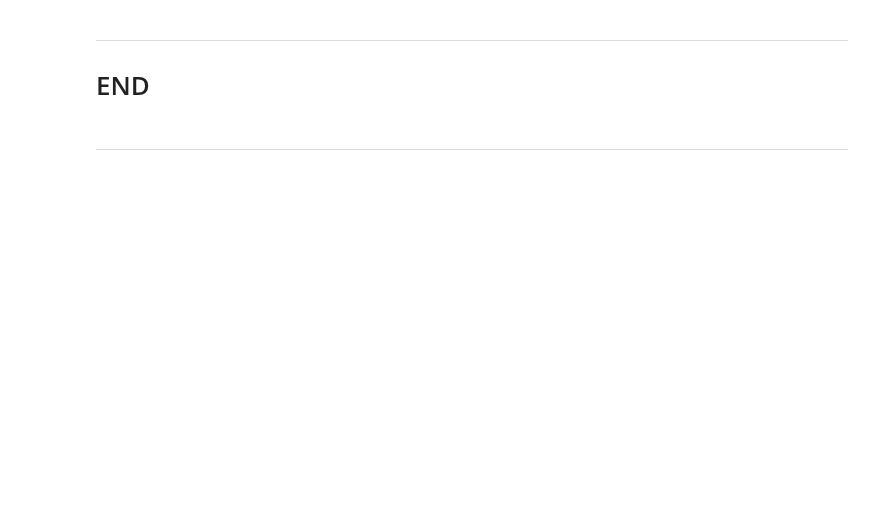
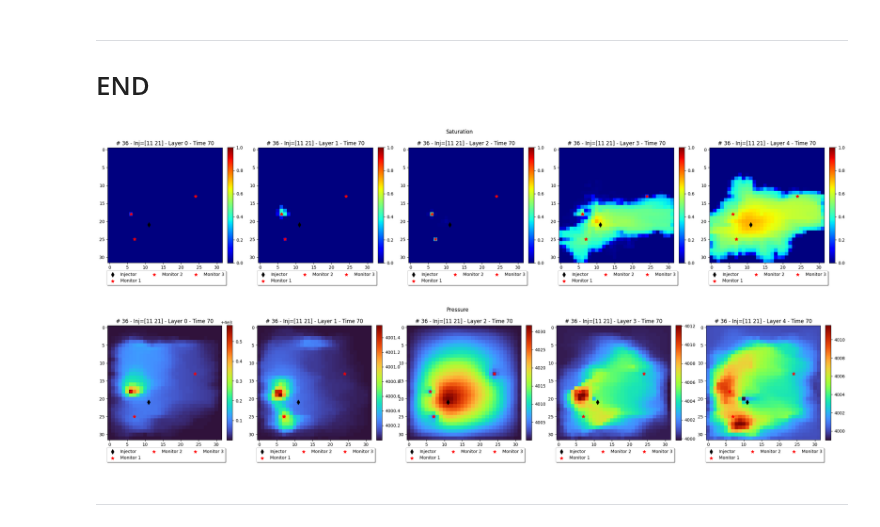
Before and after one commit to misaelmmorales/Placement-Control-Optim-CO2, a Jupyter notebook: CO2_placement_optim.ipynb, the cells around one changed output. Cells and saved outputs as stored; diff of their text form; code cells hidden in the pictures; blank space fills up the shorter version.

```diff
--- a/CO2_placement_optim.ipynb
+++ b/CO2_placement_optim.ipynb
@@ -127,3 +24,53 @@ p.show(jupyter_backend='static', window_size=(800,300))
+# %%
+poro = np.moveaxis(loadmat('simulations/poro.mat')['poro'].reshape(50,5,32,32).T, -1,0)
+logpermx = np.log10(np.moveaxis(loadmat('simulations/perm.mat')['perm'][...,0].reshape(50,5,32,32).T, -1, 0))
+logpermy = np.log10(np.moveaxis(loadmat('simulations/perm.mat')['perm'][...,1].reshape(50,5,32,32).T, -1, 0))
+logpermz = np.log10(np.moveaxis(loadmat('simulations/perm.mat')['perm'][...,2].reshape(50,5,32,32).T, -1, 0))
+
+saturation = np.moveaxis(loadmat('simulations/saturation.mat')['saturation'].reshape(50,75,5,32,32), 2, -1)
+pressure   = np.moveaxis(loadmat('simulations/pressure.mat')['pressure'].reshape(50,75,5,32,32), 2, -1)
+
+inj_loc = loadmat('simulations/inj_loc.mat')['inj_loc']
+injloc = np.zeros((50,32,32,5))
+for i in range(50):
+    injloc[i, inj_loc[i][1]-1, inj_loc[i][0]-1, :] = 1
+
+mon_loc_data = loadmat('simulations/mon_locations.mat')['mon_locations']
+mon_loc, monloc = {}, np.zeros((50,32,32,5))
+for i in range(50):
+    mon_loc[i] = mon_loc_data[i][0]-1
+    monloc[i, mon_loc[i][:,1], mon_loc[i][:,0], :] = 1
+# %%
+k = 36
+t = 70
+plt.figure(figsize=(30,5))
+plt.suptitle('Saturation')
+for i in range(5):
+    plt.subplot(1,5,i+1)
+    im=plt.imshow(saturation[k,t,:,:,i], cmap='jet', vmin=0, vmax=1)
+    plt.scatter(inj_loc[k][0], inj_loc[k][1], c='k', marker='d', s=60, label='Injector')
+    plt.title('# {} - Inj={} - Layer {} - Time {}'.format(k, inj_loc[k], i, t))
+    plt.colorbar(im,fraction=0.046, pad=0.04)
+    for j in range(len(mon_loc[k])):
+        plt.scatter(mon_loc[k][:,0], mon_loc[k][:,1], c='red', marker='*', s=50, label='Monitor {}'.format(j+1))
+    plt.legend(bbox_to_anchor=(1.05, -0.05), fancybox=True, shadow=True, ncol=3)
+plt.show()
+
+plt.figure(figsize=(30,5))
+plt.suptitle('Pressure')
+for i in range(5):
+    plt.subplot(1,5,i+1)
+    im=plt.imshow(pressure[k,t,:,:,i], cmap='turbo')
+    plt.scatter(inj_loc[k][0], inj_loc[k][1], c='k', marker='d', s=60, label='Injector')
+    plt.title('# {} - Inj={} - Layer {} - Time {}'.format(k, inj_loc[k], i, t))
+    plt.colorbar(im,fraction=0.046, pad=0.04)
+    for j in range(len(mon_loc[k])):
+        plt.scatter(mon_loc[k][:,0], mon_loc[k][:,1], c='red', marker='*', s=50, label='Monitor {}'.format(j+1))
+    plt.legend(bbox_to_anchor=(1.05, -0.05), fancybox=True, shadow=True, ncol=3)
+plt.show()
+# %% [output]
+[figure, added]
+[figure, added]
 # %% [markdown]
 ***
 # %%
```
Also changed, not shown: parts of 17 cells of this notebook, 6 other files.
